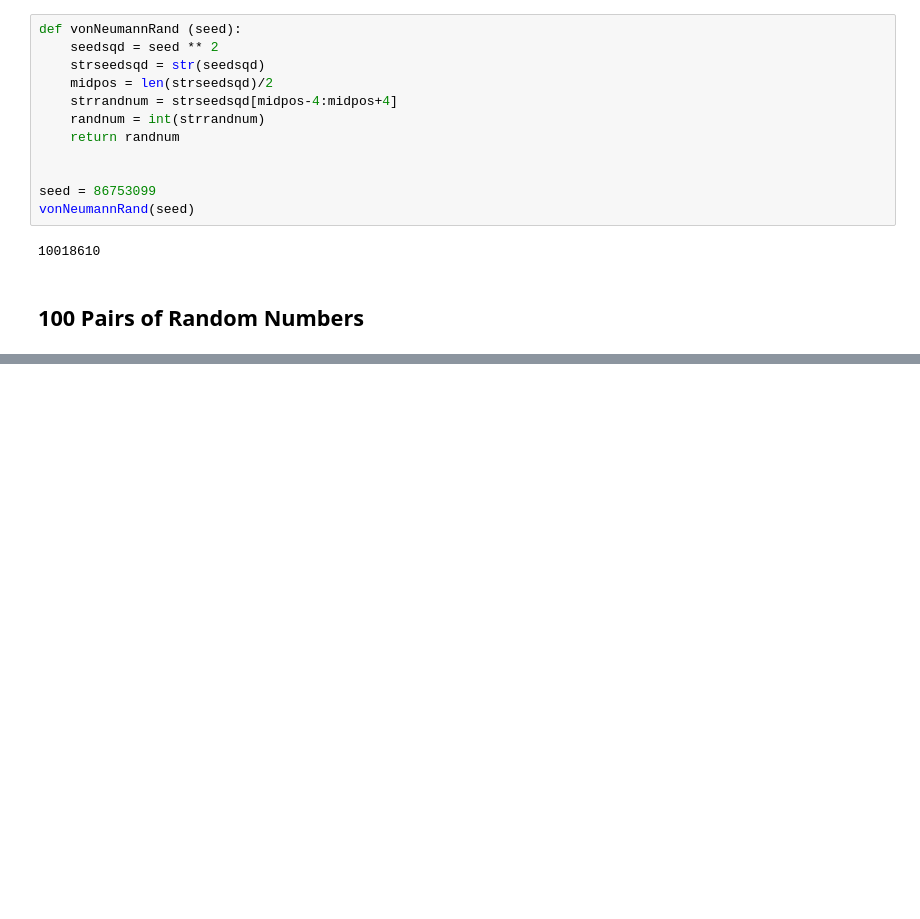
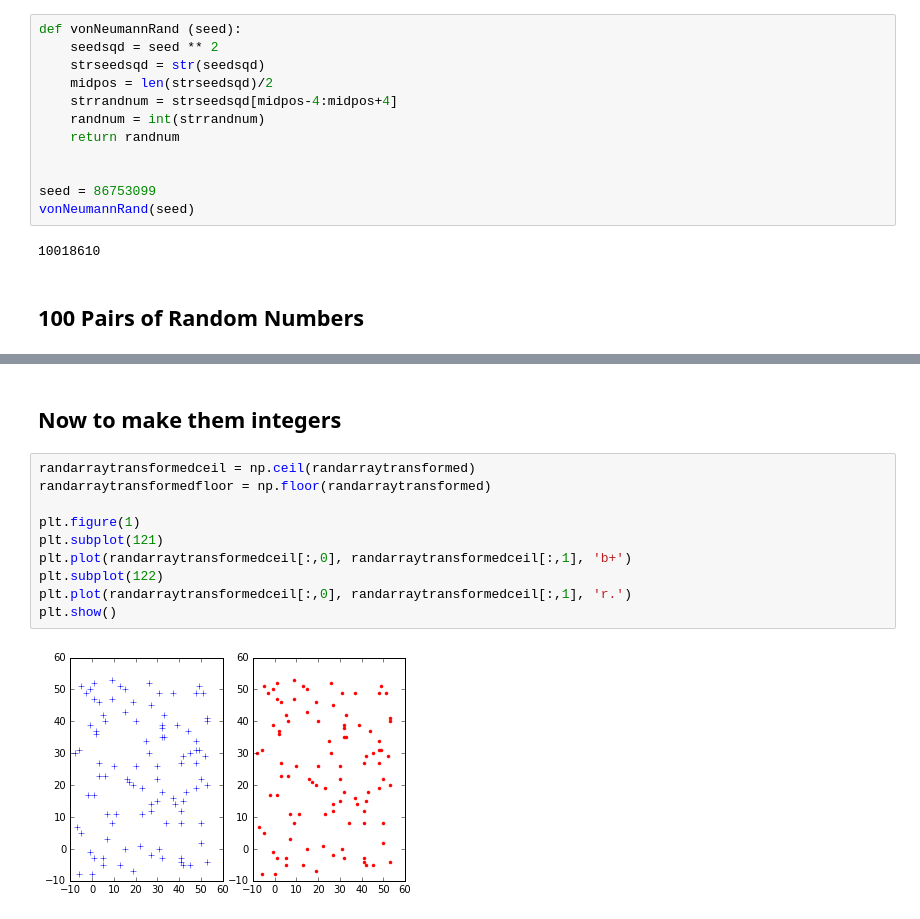
Before and after one commit to rjl09c/ISC4221, a Jupyter notebook: Lecture3.ipynb, the cells around one changed output, grey strips where cells are left out. Drawn from its saved outputs; the diff is of its cells as text; blank space fills up the shorter version.

```diff
--- a/Lecture3.ipynb
+++ b/Lecture3.ipynb
@@ -282,0 +373,14 @@ plt.plot(xrand, yrand, 'r+')
+# %% [markdown]
+## Now to make them integers
+# %%
+randarraytransformedceil = np.ceil(randarraytransformed)
+randarraytransformedfloor = np.floor(randarraytransformed)
+
+plt.figure(1)
+plt.subplot(121)
+plt.plot(randarraytransformedceil[:,0], randarraytransformedceil[:,1], 'b+')
+plt.subplot(122)
+plt.plot(randarraytransformedceil[:,0], randarraytransformedceil[:,1], 'r.')
+plt.show()
+# %% [output]
+[figure, added]
```
Also changed, not shown: parts of 30 cells of this notebook.
